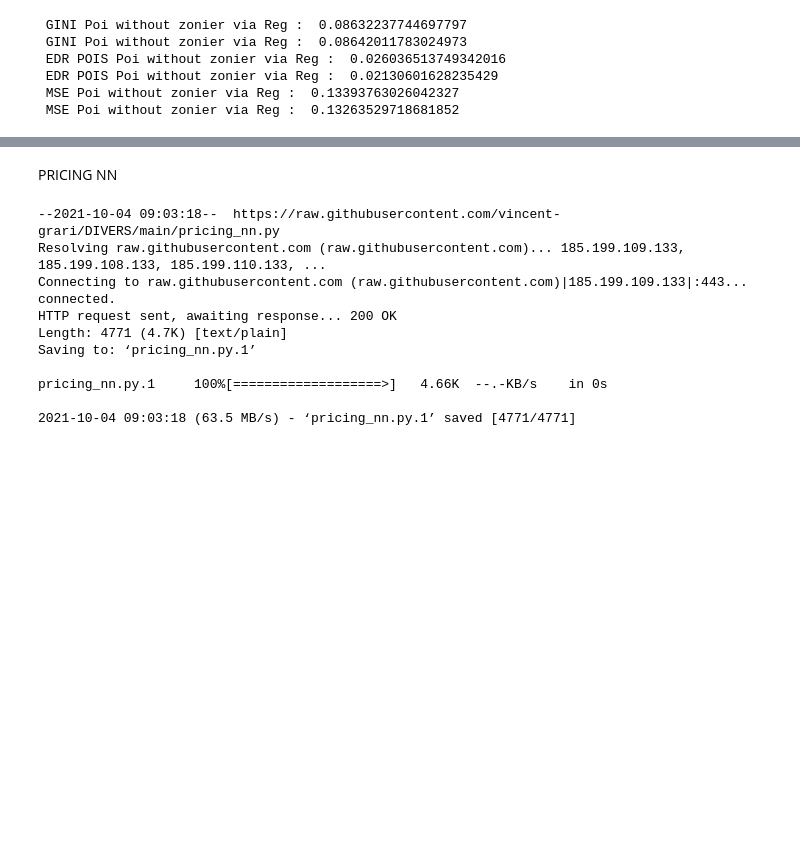
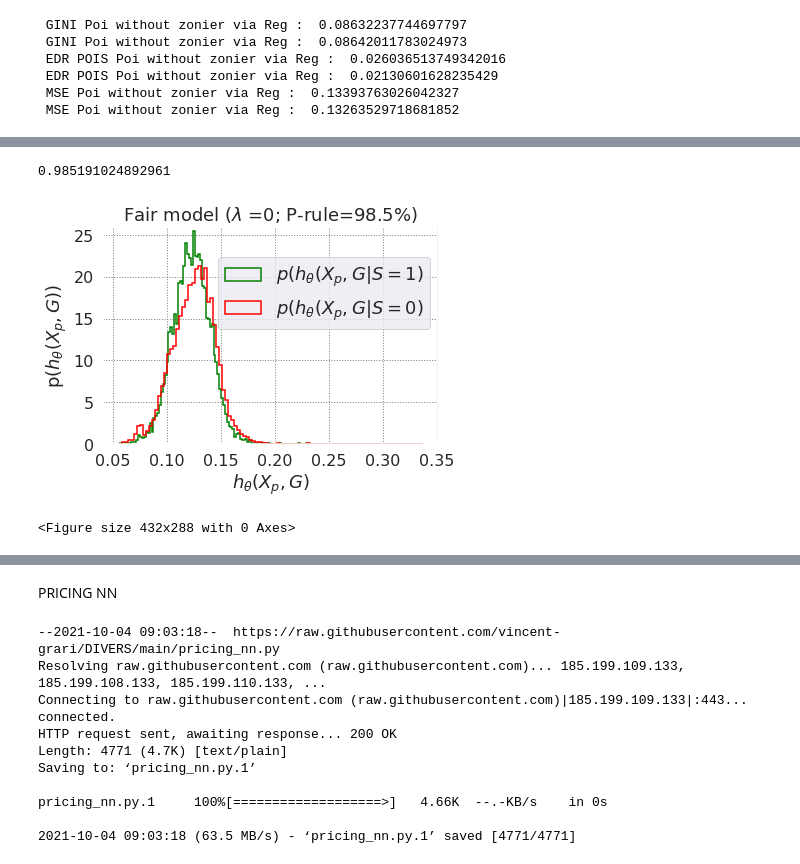
Before and after one commit to vincent-grari/DIVERS, a Jupyter notebook: FREQ_FAIR_2017.ipynb, the cells around one changed output, grey strips where cells are left out. Cells and saved outputs as stored; diff of their text form; code cells hidden in the pictures; blank space fills up the shorter version.

```diff
--- a/FREQ_FAIR_2017.ipynb
+++ b/FREQ_FAIR_2017.ipynb
@@ -513,0 +623,51 @@ reg.score(X_train,y_train)
+# %%
+y_pred2= np.expand_dims(reg.predict(X_train),axis=1)
+Ypredtest= np.expand_dims(reg.predict(X_test),axis=1)
+Ho = (S1_test==1)
+Fe = (S1_test==0)
+odds=Ypredtest[Ho].mean()/ Ypredtest[Fe].mean()
+PRULEtest= min(odds, 1/odds)
+print(PRULEtest)
+Ypredtest= np.expand_dims(reg.predict(X_test),axis=1)
+#plt.
+from matplotlib.pyplot import figure
+#figure(num=None, figsize=(2, 3), dpi=80, facecolor='w', edgecolor='k')
+fig, ax1 = plt.subplots()
+ax1.tick_params(  bottom = False, top = False)
+#ax1.axes.yaxis.set_ticks(bottom = False)
+import matplotlib.pyplot as plt
+#plt.rcParams["figure.figsize"] = (2,2.8)
+for axis in ['top','bottom','left','right']:
+  ax1.spines[axis].set_linewidth(1.5)
+ax1.set_ylim( bottom = False)
+#ax1.axes.xaxis.set_ticks([])
+#ax1.axes.yaxis.set_ticks([])
+ax1.set_facecolor('white')
+ax1.grid(color='gray', linestyle=':', linewidth=1)
+#plt.rcParams["figure.figsize"] = (3,3)
+plt.rcParams["font.size"] = 18.0
+plt.xticks(fontsize=16)
+plt.yticks(fontsize=16)
+ax1.hist(Ypredtest[Ho ], color = 'green',bins=100, density=1, histtype="step", label="$p(h_{\\theta}(X_{p},G|S=1)$",linewidth=1.5)
+ax1.hist(Ypredtest[Fe ], color = 'red',bins=100, density=1,histtype="step", label="$p(h_{\\theta}(X_{p},G|S=0)$",linewidth=1.5)
+leg = plt.legend(loc="best", edgecolor="white",facecolor="white")
+plt.ylim(0,26)
+#ax1.spines['top'].set_visible(False)
+#ax1.spines['bottom'].set_visible(False)
+#ax1.spines['right'].set_visible(False)
+#ax1.spines['left'].set_visible(False)
+plt.xlabel("$h_{\\theta}(X_{p},G)$", fontsize=18)
+plt.ylabel("p($h_{\\theta}(X_{p},G)$)", fontsize=18)
+plt.legend(loc="upper left")
+plt.savefig("f-plain.pdf")
+plt.legend(loc='upper center', bbox_to_anchor=(0.66, 0.9),shadow=False, ncol=1, fontsize=18)
+#plt.show()
+plt.title('Fair model ($\lambda$ =' + str(0) + '; P-rule=' + str(round(PRULEtest*100,1)) +'%)', fontsize=18)
+fig.savefig("Test_distrib25_lam" + str(0)+ 'P-rule=' + str(round(PRULEtest*100,1)) + '.pdf')
+fig.savefig("Test_distrib_lam" + str(0)+ 'P-rule=' + str(round(PRULEtest*100,1)) + '.pdf')
+plt.show()
+plt.clf()
+# %% [output]
+0.985191024892961
+[figure, added]
+<Figure size 432x288 with 0 Axes>
```
Also changed, not shown: parts of 25 cells of this notebook.
